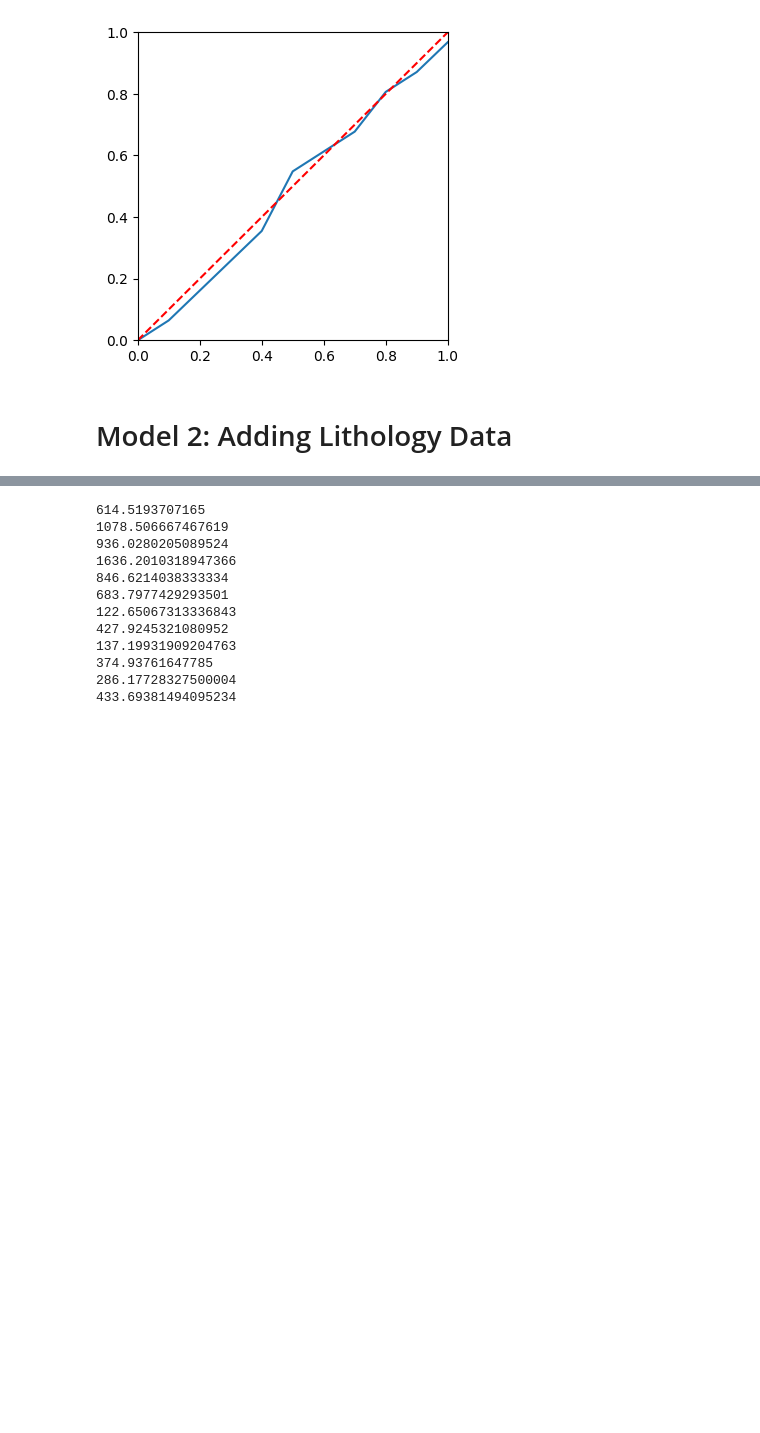
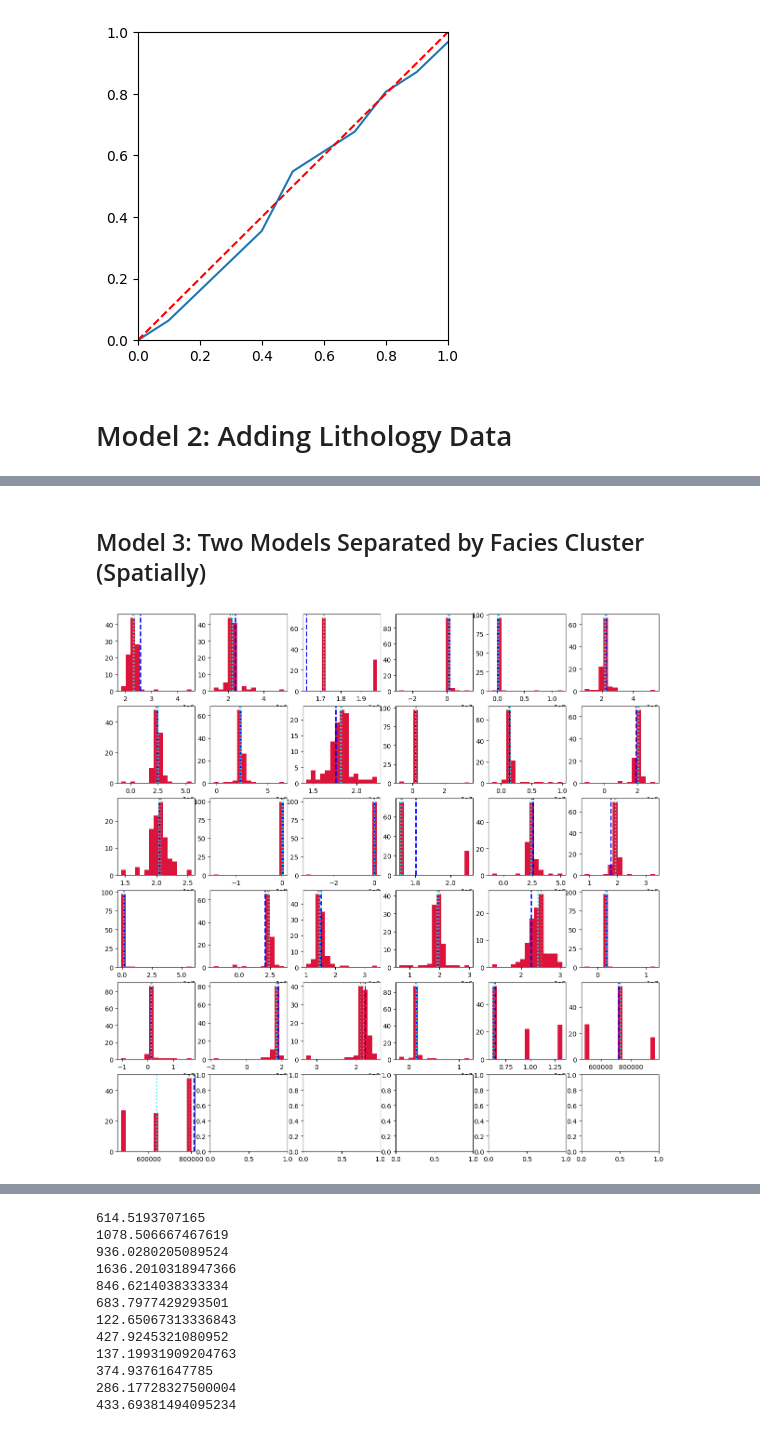
Before and after one commit to acmontesh/Energ-AI-z, a Jupyter notebook: Production_analysis.ipynb, the cells around one changed output, grey strips where cells are left out. Cells and saved outputs as stored; diff of their text form; code cells hidden in the pictures; blank space fills up the shorter version.

```diff
--- a/Production_analysis.ipynb
+++ b/Production_analysis.ipynb
@@ -608,0 +609,2 @@ ax.add_line( Line2D( [0,1],[0,1],color="red",lw=1.5,ls="--" ) )
+# %% [markdown]
+## Model 3: Two Models Separated by Facies Cluster (Spatially)
@@ -608,0 +671,13 @@ ax.add_line( Line2D( [0,1],[0,1],color="red",lw=1.5,ls="--" ) )
+# %%
+fig,axs = plt.subplots( 6,6,figsize=(15,15),facecolor="white" )
+for k in range(df_train.shape[0]):
+    row = k//6
+    colm = k%6
+    counts, bin_edges, patches = axs[row,colm].hist(  realizations_per_sample[ k ]["reals"],color="crimson",bins=15 )
+    imax = np.argmax(counts)
+    midpoint = 0.5 * (bin_edges[imax] + bin_edges[imax + 1])
+    axs[row,colm].axvline( realizations_per_sample[ k ]["actual"],ls="--",lw=2.0,color="blue" )
+    axs[row,colm].axvline( midpoint,ls="dotted",lw=2.0,color="gray" )
+    axs[row,colm].axvline( np.median( realizations_per_sample[ k ]["reals"] ),ls="dotted",lw=2.0,color="cyan" )
+# %% [output]
+[figure, added]
```
Also changed, not shown: parts of 22 cells of this notebook, 1 other file.
